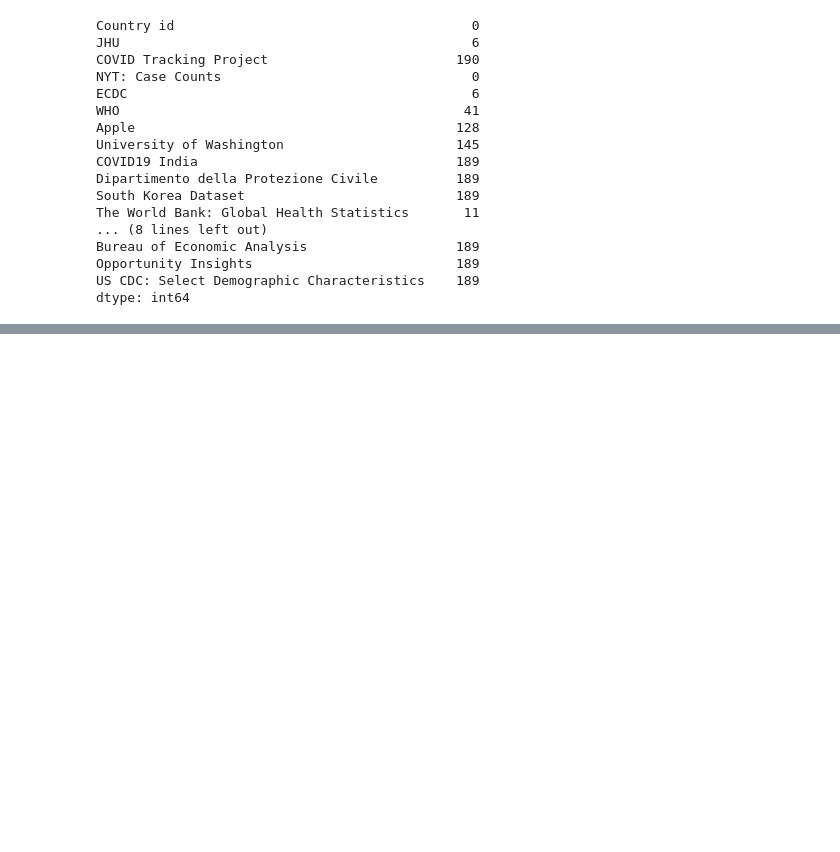
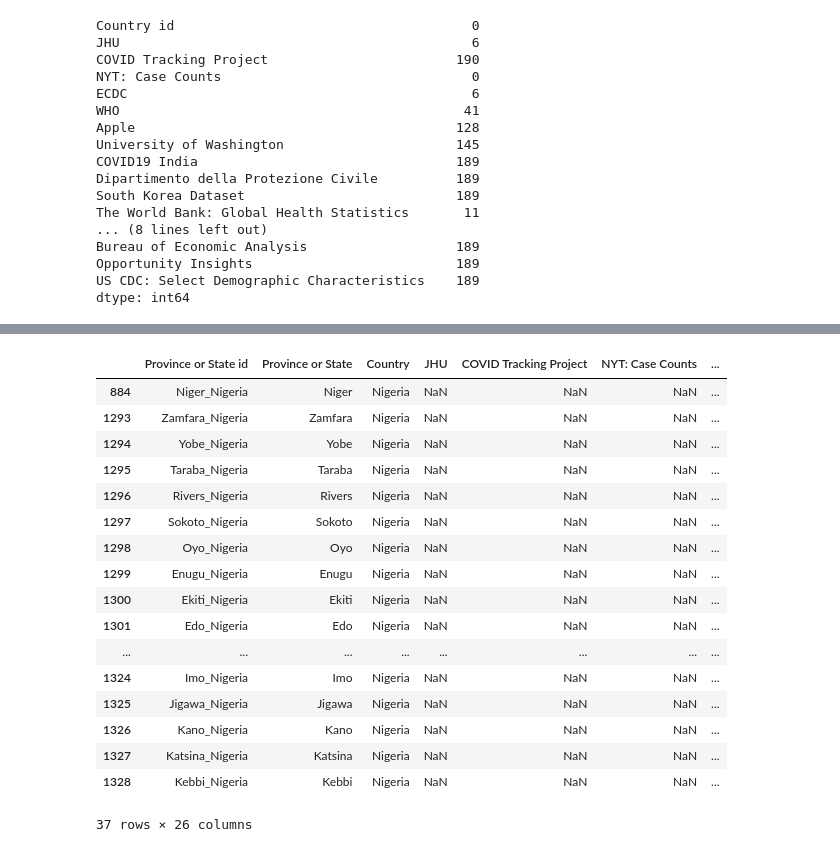
Before and after one commit to oluwatobi1/c3.ai-DataAnalysis, a Jupyter notebook: c3aidatalake-notebooks-python/Avail_location.ipynb, the cells around one changed output, grey strips where cells are left out. Saved outputs shown, nothing was run; the diff lists cells and outputs as text; code cells hidden in the pictures; blank space fills up the shorter version.

Commit message:
added something on province

```diff
--- a/c3aidatalake-notebooks-python/Avail_location.ipynb
+++ b/c3aidatalake-notebooks-python/Avail_location.ipynb
@@ -84,0 +107,4 @@ dtype: int64
+# %%
+#Get province & state
+var = 'Province & State IDs'
+df = xl.parse(var, header=2)
@@ -84,0 +140,3 @@ dtype: int64
+# %%
+col = 'Country '
+df[col].isnull().sum()
@@ -84,0 +170,22 @@ dtype: int64
+# %%
+#Location id
+df[df[col]=='Nigeria']
+# %% [output]
+|  | Province or State id | Province or State | Country | JHU | COVID Tracking Project | NYT: Case Counts | ... |
+| 884 | Niger_Nigeria | Niger | Nigeria | NaN | NaN | NaN | ... |
+| 1293 | Zamfara_Nigeria | Zamfara | Nigeria | NaN | NaN | NaN | ... |
+| 1294 | Yobe_Nigeria | Yobe | Nigeria | NaN | NaN | NaN | ... |
+| 1295 | Taraba_Nigeria | Taraba | Nigeria | NaN | NaN | NaN | ... |
+| 1296 | Rivers_Nigeria | Rivers | Nigeria | NaN | NaN | NaN | ... |
+| 1297 | Sokoto_Nigeria | Sokoto | Nigeria | NaN | NaN | NaN | ... |
+| 1298 | Oyo_Nigeria | Oyo | Nigeria | NaN | NaN | NaN | ... |
+| 1299 | Enugu_Nigeria | Enugu | Nigeria | NaN | NaN | NaN | ... |
+| 1300 | Ekiti_Nigeria | Ekiti | Nigeria | NaN | NaN | NaN | ... |
+| 1301 | Edo_Nigeria | Edo | Nigeria | NaN | NaN | NaN | ... |
+| ... | ... | ... | ... | ... | ... | ... | ... |
+| 1324 | Imo_Nigeria | Imo | Nigeria | NaN | NaN | NaN | ... |
+| 1325 | Jigawa_Nigeria | Jigawa | Nigeria | NaN | NaN | NaN | ... |
+| 1326 | Kano_Nigeria | Kano | Nigeria | NaN | NaN | NaN | ... |
+| 1327 | Katsina_Nigeria | Katsina | Nigeria | NaN | NaN | NaN | ... |
+| 1328 | Kebbi_Nigeria | Kebbi | Nigeria | NaN | NaN | NaN | ... |
+37 rows × 26 columns
```
Also changed, not shown: parts of 13 cells of this notebook, 1 other file.
